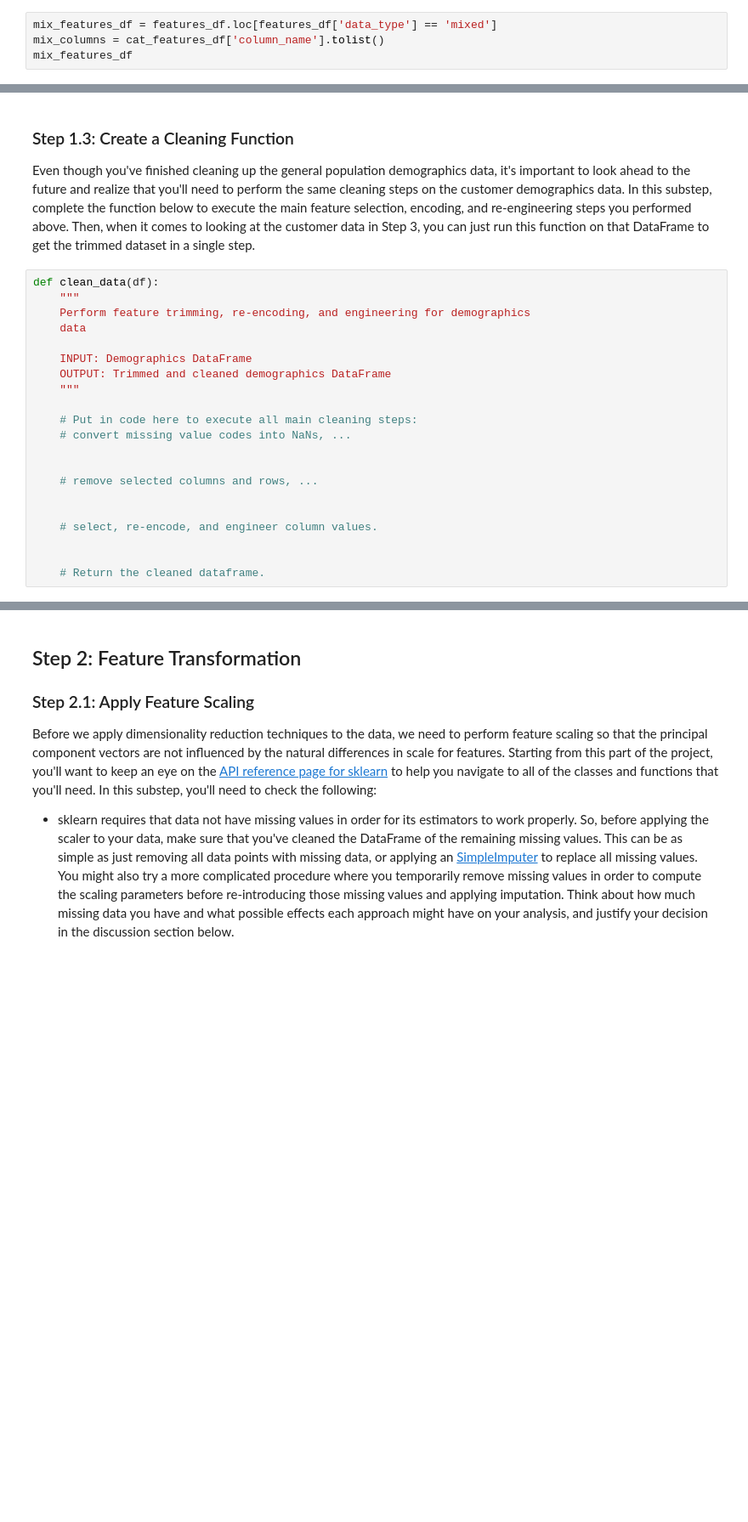
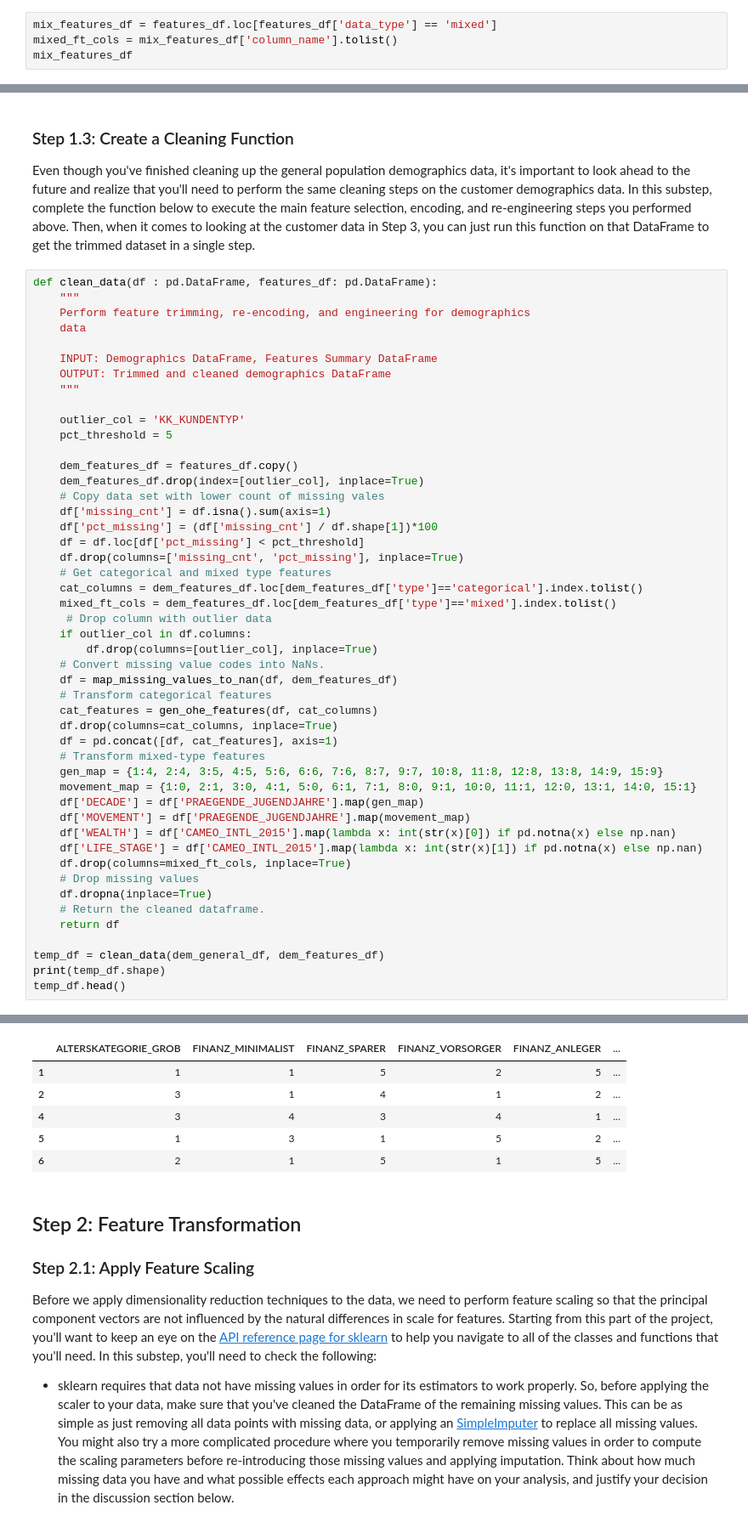
Before and after one commit to Diodak92/Intro-to-Machine-Learning-with-Pytorch, a Jupyter notebook: Identify_Customer_Segments/Identify_Customer_Segments.ipynb, the cells around one changed output, grey strips where cells are left out. Shown: that part at 85% size. Saved outputs shown, nothing was run; the diff lists cells and outputs as text; blank space fills up the shorter version.

Commit message:
Added cleaning function

```diff
--- a/Identify_Customer_Segments/Identify_Customer_Segments.ipynb
+++ b/Identify_Customer_Segments/Identify_Customer_Segments.ipynb
@@ -425,7 +457,7 @@ There are a handful of features that are marked as "mixed" in the feature summar
 Be sure to check `Data_Dictionary.md` for the details needed to finish these tasks.
 # %%
 mix_features_df = features_df.loc[features_df['data_type'] == 'mixed']
-mix_columns = cat_features_df['column_name'].tolist()
+mixed_ft_cols = mix_features_df['column_name'].tolist()
 mix_features_df
 # %% [output]
 |  | column_name | data_type | features_cnt |
@@ -504,24 +577,52 @@ Make sure that for any new columns that you have engineered, that you've exclude
 ### Step 1.3: Create a Cleaning Function
 
 Even though you've finished cleaning up the general population demographics data, it's important to look ahead to the future and realize that you'll need to perform the same cleaning steps on the customer demographics data. In this substep, complete the function below to execute the main feature selection, encoding, and re-engineering steps you performed above. Then, when it comes to looking at the customer data in Step 3, you can just run this function on that DataFrame to get the trimmed dataset in a single step.
-# %%
-def clean_data(df):
-    """
-    Perform feature trimming, re-encoding, and engineering for demographics
-    data
-
-    INPUT: Demographics DataFrame
-    OUTPUT: Trimmed and cleaned demographics DataFrame
-    """
-
-    # Put in code here to execute all main cleaning steps:
-    # convert missing value codes into NaNs, ...
-
-
-    # remove selected columns and rows, ...
-
-
-    # select, re-encode, and engineer column values.
-
-
-    # Return the cleaned dataframe.
+# %%
+def clean_data(df : pd.DataFrame, features_df: pd.DataFrame):
+    """
+    Perform feature trimming, re-encoding, and engineering for demographics
+    data
+
+    INPUT: Demographics DataFrame, Features Summary DataFrame
+    OUTPUT: Trimmed and cleaned demographics DataFrame
+    """
+
+    outlier_col = 'KK_KUNDENTYP'
+    pct_threshold = 5
+
+    dem_features_df = features_df.copy()
+    dem_features_df.drop(index=[outlier_col], inplace=True)
+    # Copy data set with lower count of missing vales
+    df['missing_cnt'] = df.isna().sum(axis=1)
+    df['pct_missing'] = (df['missing_cnt'] / df.shape[1])*100
+    df = df.loc[df['pct_missing'] < pct_threshold]
+    df.drop(columns=['missing_cnt', 'pct_missing'], inplace=True)
+    # Get categorical and mixed type features
+    cat_columns = dem_features_df.loc[dem_features_df['type']=='categorical'].index.tolist()
+    mixed_ft_cols = dem_features_df.loc[dem_features_df['type']=='mixed'].index.tolist()
+     # Drop column with outlier data
+    if outlier_col in df.columns:
+        df.drop(columns=[outlier_col], inplace=True)
+    # Convert missing value codes into NaNs.
+    df = map_missing_values_to_nan(df, dem_features_df)
+    # Transform categorical features
+    cat_features = gen_ohe_features(df, cat_columns)
+    df.drop(columns=cat_columns, inplace=True)
+    df = pd.concat([df, cat_features], axis=1)
+    # Transform mixed-type features
+    gen_map = {1:4, 2:4, 3:5, 4:5, 5:6, 6:6, 7:6, 8:7, 9:7, 10:8, 11:8, 12:8, 13:8, 14:9, 15:9}
+    movement_map = {1:0, 2:1, 3:0, 4:1, 5:0, 6:1, 7:1, 8:0, 9:1, 10:0, 11:1, 12:0, 13:1, 14:0, 15:1}
+    df['DECADE'] = df['PRAEGENDE_JUGENDJAHRE'].map(gen_map)
+    df['MOVEMENT'] = df['PRAEGENDE_JUGENDJAHRE'].map(movement_map)
+    df['WEALTH'] = df['CAMEO_INTL_2015'].map(lambda x: int(str(x)[0]) if pd.notna(x) else np.nan)
+    df['LIFE_STAGE'] = df['CAMEO_INTL_2015'].map(lambda x: int(str(x)[1]) if pd.notna(x) else np.nan)
+    df.drop(columns=mixed_ft_cols, inplace=True)
+    # Drop missing values
+    df.dropna(inplace=True)
+    # Return the cleaned dataframe.
+    return df
+
+temp_df = clean_data(dem_general_df, dem_features_df)
+print(temp_df.shape)
+temp_df.head()
+# %% [output]
@@ -528,3 +650,9 @@ def clean_data(df):
+|  | ALTERSKATEGORIE_GROB | FINANZ_MINIMALIST | FINANZ_SPARER | FINANZ_VORSORGER | FINANZ_ANLEGER | ... |
+| 1 | 1 | 1 | 5 | 2 | 5 | ... |
+| 2 | 3 | 1 | 4 | 1 | 2 | ... |
+| 4 | 3 | 4 | 3 | 4 | 1 | ... |
+| 5 | 1 | 3 | 1 | 5 | 2 | ... |
+| 6 | 2 | 1 | 5 | 1 | 5 | ... |
 # %% [markdown]
 ## Step 2: Feature Transformation
 
```
Also changed, not shown: parts of 11 cells of this notebook.
